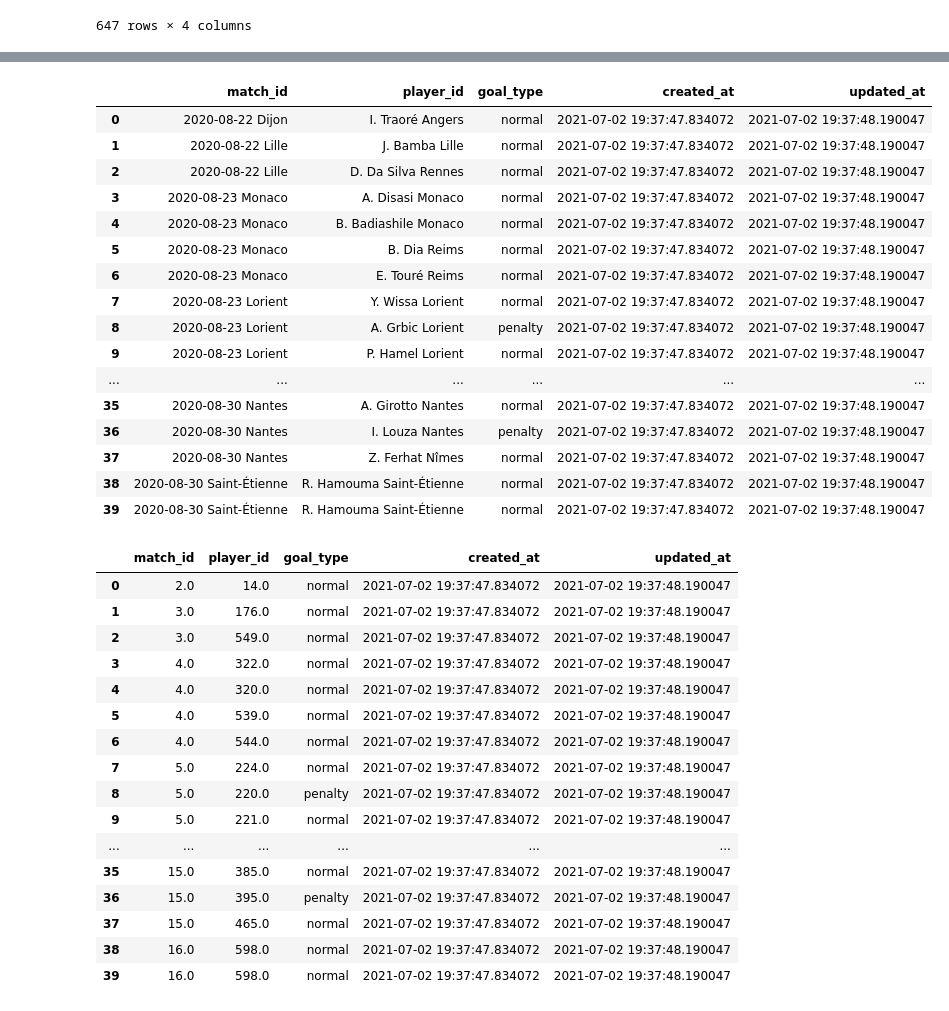
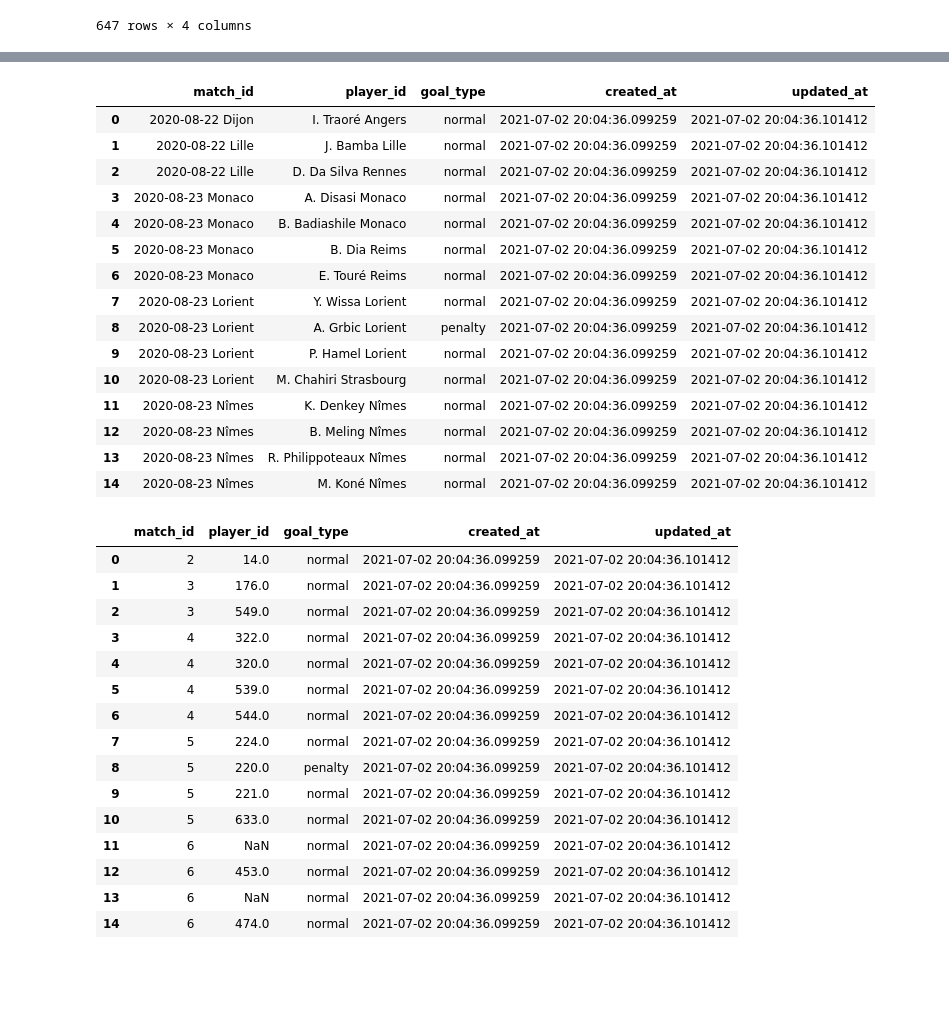
Before and after one commit to clement-camara/brief-foot, a Jupyter notebook: db.ipynb, the cells around one changed output, grey strips where cells are left out. Drawn from its saved outputs; the diff is of its cells as text; code cells hidden in the pictures; blank space fills up the shorter version.

```diff
--- a/db.ipynb
+++ b/db.ipynb
@@ -555,44 +555,42 @@ players_goals_dict
  'K. Zohi Strasbourg': 647}
 # %%
 df_goals = pd.read_csv('goals_table_final.csv', index_col=0)
-df_goals.head(40)
+df_goals.head(15)
 # %% [output]
 |  | match_id | player_id | goal_type | created_at | updated_at |
-| 0 | 2020-08-22 Dijon | I. Traoré Angers | normal | 2021-07-02 19:37:47.834072 | 2021-07-02 19:37:48.190047 |
-| 1 | 2020-08-22 Lille | J. Bamba Lille | normal | 2021-07-02 19:37:47.834072 | 2021-07-02 19:37:48.190047 |
-| 2 | 2020-08-22 Lille | D. Da Silva Rennes | normal | 2021-07-02 19:37:47.834072 | 2021-07-02 19:37:48.190047 |
-| 3 | 2020-08-23 Monaco | A. Disasi Monaco | normal | 2021-07-02 19:37:47.834072 | 2021-07-02 19:37:48.190047 |
-| 4 | 2020-08-23 Monaco | B. Badiashile Monaco | normal | 2021-07-02 19:37:47.834072 | 2021-07-02 19:37:48.190047 |
-| 5 | 2020-08-23 Monaco | B. Dia Reims | normal | 2021-07-02 19:37:47.834072 | 2021-07-02 19:37:48.190047 |
-| 6 | 2020-08-23 Monaco | E. Touré Reims | normal | 2021-07-02 19:37:47.834072 | 2021-07-02 19:37:48.190047 |
-| 7 | 2020-08-23 Lorient | Y. Wissa Lorient | normal | 2021-07-02 19:37:47.834072 | 2021-07-02 19:37:48.190047 |
-| 8 | 2020-08-23 Lorient | A. Grbic Lorient | penalty | 2021-07-02 19:37:47.834072 | 2021-07-02 19:37:48.190047 |
-| 9 | 2020-08-23 Lorient | P. Hamel Lorient | normal | 2021-07-02 19:37:47.834072 | 2021-07-02 19:37:48.190047 |
-| ... | ... | ... | ... | ... | ... |
-| 35 | 2020-08-30 Nantes | A. Girotto Nantes | normal | 2021-07-02 19:37:47.834072 | 2021-07-02 19:37:48.190047 |
-| 36 | 2020-08-30 Nantes | I. Louza Nantes | penalty | 2021-07-02 19:37:47.834072 | 2021-07-02 19:37:48.190047 |
-| 37 | 2020-08-30 Nantes | Z. Ferhat Nîmes | normal | 2021-07-02 19:37:47.834072 | 2021-07-02 19:37:48.190047 |
-| 38 | 2020-08-30 Saint-Étienne | R. Hamouma Saint-Étienne | normal | 2021-07-02 19:37:47.834072 | 2021-07-02 19:37:48.190047 |
-| 39 | 2020-08-30 Saint-Étienne | R. Hamouma Saint-Étienne | normal | 2021-07-02 19:37:47.834072 | 2021-07-02 19:37:48.190047 |
+| 0 | 2020-08-22 Dijon | I. Traoré Angers | normal | 2021-07-02 20:04:36.099259 | 2021-07-02 20:04:36.101412 |
+| 1 | 2020-08-22 Lille | J. Bamba Lille | normal | 2021-07-02 20:04:36.099259 | 2021-07-02 20:04:36.101412 |
+| 2 | 2020-08-22 Lille | D. Da Silva Rennes | normal | 2021-07-02 20:04:36.099259 | 2021-07-02 20:04:36.101412 |
+| 3 | 2020-08-23 Monaco | A. Disasi Monaco | normal | 2021-07-02 20:04:36.099259 | 2021-07-02 20:04:36.101412 |
+| 4 | 2020-08-23 Monaco | B. Badiashile Monaco | normal | 2021-07-02 20:04:36.099259 | 2021-07-02 20:04:36.101412 |
+| 5 | 2020-08-23 Monaco | B. Dia Reims | normal | 2021-07-02 20:04:36.099259 | 2021-07-02 20:04:36.101412 |
+| 6 | 2020-08-23 Monaco | E. Touré Reims | normal | 2021-07-02 20:04:36.099259 | 2021-07-02 20:04:36.101412 |
+| 7 | 2020-08-23 Lorient | Y. Wissa Lorient | normal | 2021-07-02 20:04:36.099259 | 2021-07-02 20:04:36.101412 |
+| 8 | 2020-08-23 Lorient | A. Grbic Lorient | penalty | 2021-07-02 20:04:36.099259 | 2021-07-02 20:04:36.101412 |
+| 9 | 2020-08-23 Lorient | P. Hamel Lorient | normal | 2021-07-02 20:04:36.099259 | 2021-07-02 20:04:36.101412 |
+| 10 | 2020-08-23 Lorient | M. Chahiri Strasbourg | normal | 2021-07-02 20:04:36.099259 | 2021-07-02 20:04:36.101412 |
+| 11 | 2020-08-23 Nîmes | K. Denkey Nîmes | normal | 2021-07-02 20:04:36.099259 | 2021-07-02 20:04:36.101412 |
+| 12 | 2020-08-23 Nîmes | B. Meling Nîmes | normal | 2021-07-02 20:04:36.099259 | 2021-07-02 20:04:36.101412 |
+| 13 | 2020-08-23 Nîmes | R. Philippoteaux Nîmes | normal | 2021-07-02 20:04:36.099259 | 2021-07-02 20:04:36.101412 |
+| 14 | 2020-08-23 Nîmes | M. Koné Nîmes | normal | 2021-07-02 20:04:36.099259 | 2021-07-02 20:04:36.101412 |
 # %%
 df_goals['match_id'] = df_goals['match_id'].map(matchs_goals_dict)
 df_goals['player_id'] = df_goals['player_id'].map(players_goals_dict)
-df_goals.head(40)
+df_goals.head(15)
 # %% [output]
 |  | match_id | player_id | goal_type | created_at | updated_at |
-| 0 | 2.0 | 14.0 | normal | 2021-07-02 19:37:47.834072 | 2021-07-02 19:37:48.190047 |
-| 1 | 3.0 | 176.0 | normal | 2021-07-02 19:37:47.834072 | 2021-07-02 19:37:48.190047 |
-| 2 | 3.0 | 549.0 | normal | 2021-07-02 19:37:47.834072 | 2021-07-02 19:37:48.190047 |
-| 3 | 4.0 | 322.0 | normal | 2021-07-02 19:37:47.834072 | 2021-07-02 19:37:48.190047 |
-| 4 | 4.0 | 320.0 | normal | 2021-07-02 19:37:47.834072 | 2021-07-02 19:37:48.190047 |
-| 5 | 4.0 | 539.0 | normal | 2021-07-02 19:37:47.834072 | 2021-07-02 19:37:48.190047 |
-| 6 | 4.0 | 544.0 | normal | 2021-07-02 19:37:47.834072 | 2021-07-02 19:37:48.190047 |
-| 7 | 5.0 | 224.0 | normal | 2021-07-02 19:37:47.834072 | 2021-07-02 19:37:48.190047 |
-| 8 | 5.0 | 220.0 | penalty | 2021-07-02 19:37:47.834072 | 2021-07-02 19:37:48.190047 |
-| 9 | 5.0 | 221.0 | normal | 2021-07-02 19:37:47.834072 | 2021-07-02 19:37:48.190047 |
-| ... | ... | ... | ... | ... | ... |
-| 35 | 15.0 | 385.0 | normal | 2021-07-02 19:37:47.834072 | 2021-07-02 19:37:48.190047 |
-| 36 | 15.0 | 395.0 | penalty | 2021-07-02 19:37:47.834072 | 2021-07-02 19:37:48.190047 |
-| 37 | 15.0 | 465.0 | normal | 2021-07-02 19:37:47.834072 | 2021-07-02 19:37:48.190047 |
-| 38 | 16.0 | 598.0 | normal | 2021-07-02 19:37:47.834072 | 2021-07-02 19:37:48.190047 |
-| 39 | 16.0 | 598.0 | normal | 2021-07-02 19:37:47.834072 | 2021-07-02 19:37:48.190047 |
+| 0 | 2 | 14.0 | normal | 2021-07-02 20:04:36.099259 | 2021-07-02 20:04:36.101412 |
+| 1 | 3 | 176.0 | normal | 2021-07-02 20:04:36.099259 | 2021-07-02 20:04:36.101412 |
+| 2 | 3 | 549.0 | normal | 2021-07-02 20:04:36.099259 | 2021-07-02 20:04:36.101412 |
+| 3 | 4 | 322.0 | normal | 2021-07-02 20:04:36.099259 | 2021-07-02 20:04:36.101412 |
+| 4 | 4 | 320.0 | normal | 2021-07-02 20:04:36.099259 | 2021-07-02 20:04:36.101412 |
+| 5 | 4 | 539.0 | normal | 2021-07-02 20:04:36.099259 | 2021-07-02 20:04:36.101412 |
+| 6 | 4 | 544.0 | normal | 2021-07-02 20:04:36.099259 | 2021-07-02 20:04:36.101412 |
+| 7 | 5 | 224.0 | normal | 2021-07-02 20:04:36.099259 | 2021-07-02 20:04:36.101412 |
+| 8 | 5 | 220.0 | penalty | 2021-07-02 20:04:36.099259 | 2021-07-02 20:04:36.101412 |
+| 9 | 5 | 221.0 | normal | 2021-07-02 20:04:36.099259 | 2021-07-02 20:04:36.101412 |
+| 10 | 5 | 633.0 | normal | 2021-07-02 20:04:36.099259 | 2021-07-02 20:04:36.101412 |
+| 11 | 6 | NaN | normal | 2021-07-02 20:04:36.099259 | 2021-07-02 20:04:36.101412 |
+| 12 | 6 | 453.0 | normal | 2021-07-02 20:04:36.099259 | 2021-07-02 20:04:36.101412 |
+| 13 | 6 | NaN | normal | 2021-07-02 20:04:36.099259 | 2021-07-02 20:04:36.101412 |
+| 14 | 6 | 474.0 | normal | 2021-07-02 20:04:36.099259 | 2021-07-02 20:04:36.101412 |
```
Also changed, not shown: parts of 3 cells of this notebook.
